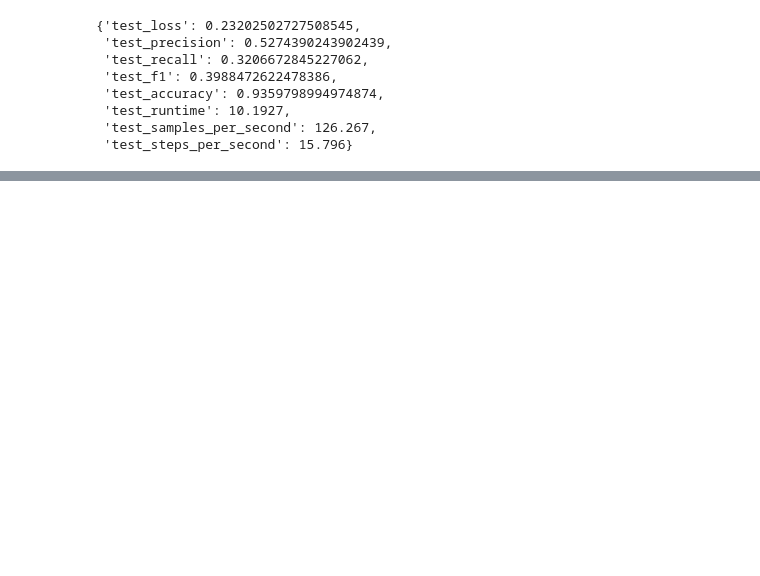
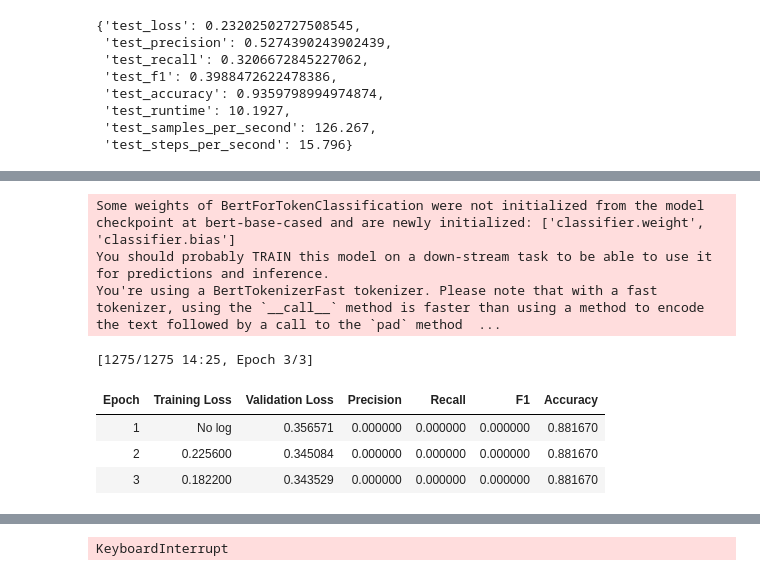
Before and after one commit to arsenignatosyan/text_mining, a Jupyter notebook: as2/assignment2.ipynb, the cells around one changed output, grey strips where cells are left out. Drawn from its saved outputs; the diff is of its cells as text; code cells hidden in the pictures; blank space fills up the shorter version.

```diff
--- a/as2/assignment2.ipynb
+++ b/as2/assignment2.ipynb
@@ -514,0 +503,35 @@ You should probably TRAIN this model on a down-stream task to be able to use it
+# %%
+model = AutoModelForTokenClassification.from_pretrained(
+    model_checkpoint,
+    id2label=id2label,
+    label2id=label2id,
+)
+optimizer5 = AdamW(model.parameters())
+args_adam5 = TrainingArguments(
+    "bert-finetuned-adam5",
+    evaluation_strategy="epoch",
+)
+
+trainer_adam5 = Trainer(
+    model=model,
+    args=args_adam5,
+    train_dataset=tokenized_datasets["train"],
+    eval_dataset=tokenized_datasets["validation"],
+    data_collator=data_collator,
+    compute_metrics=compute_metrics,
+    tokenizer=tokenizer,
+    optimizers=(optimizer5, None)
+)
+
+trainer_adam5.train()
+test_pred_adam5 = trainer_adam5.predict(test_dataset=tokenized_datasets["test"])
+test_pred_adam5.metrics
+# %% [output]
+Some weights of BertForTokenClassification were not initialized from the model checkpoint at bert-base-cased and are newly initialized: ['classifier.weight', 'classifier.bias']
+You should probably TRAIN this model on a down-stream task to be able to use it for predictions and inference.
+You're using a BertTokenizerFast tokenizer. Please note that with a fast tokenizer, using the `__call__` method is faster than using a method to encode the text followed by a call to the `pad` method  ...
+[1275/1275 14:25, Epoch 3/3]
+| Epoch | Training Loss | Validation Loss | Precision | Recall | F1 | Accuracy |
+| 1 | No log | 0.356571 | 0.000000 | 0.000000 | 0.000000 | 0.881670 |
+| 2 | 0.225600 | 0.345084 | 0.000000 | 0.000000 | 0.000000 | 0.881670 |
+| 3 | 0.182200 | 0.343529 | 0.000000 | 0.000000 | 0.000000 | 0.881670 |
@@ -514,0 +539 @@ You should probably TRAIN this model on a down-stream task to be able to use it
+KeyboardInterrupt
```
Also changed, not shown: parts of 17 cells of this notebook.
